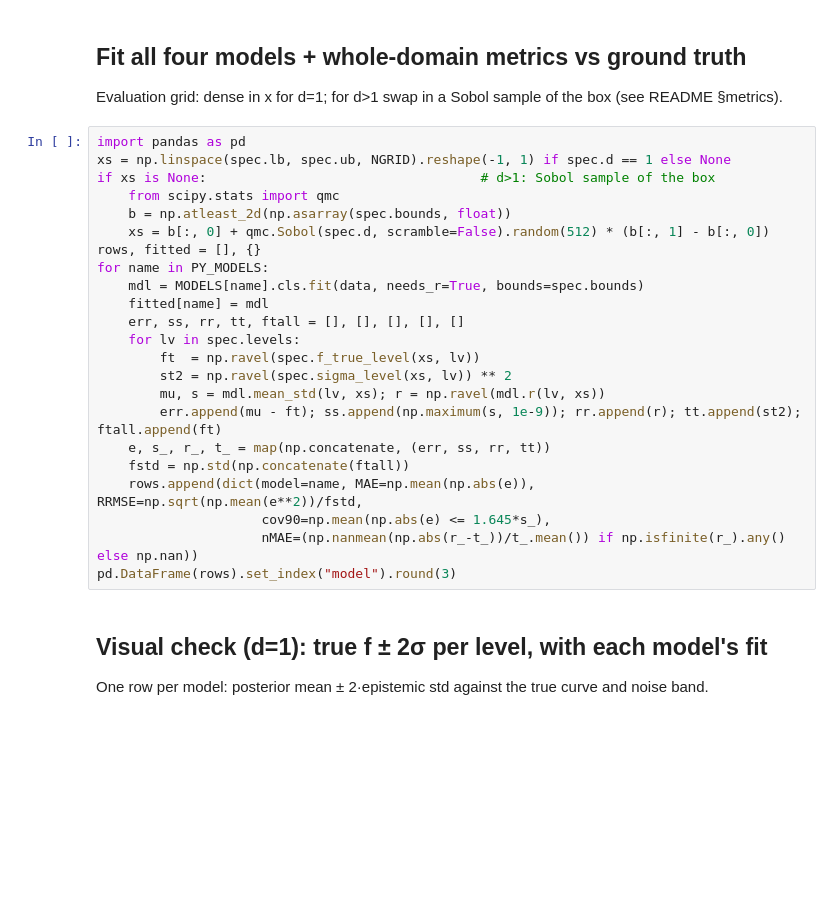
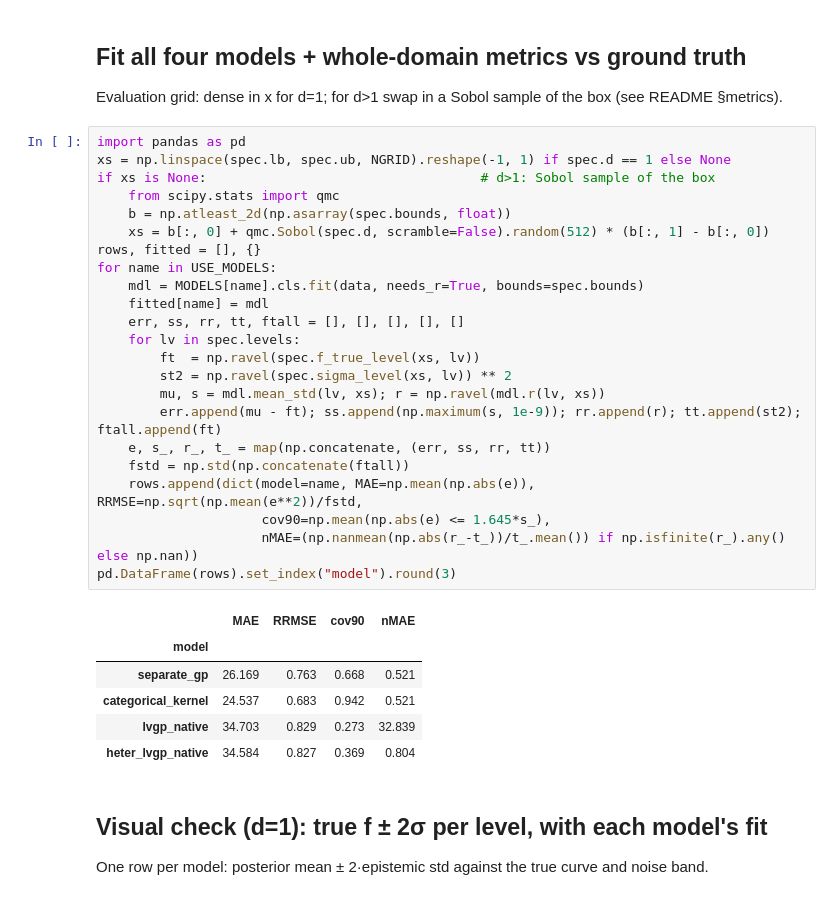
Before and after one commit to Chris1504-fdz/lvgp_modeling_comp, a Jupyter notebook: notebooks/modeling.ipynb, the cells around one changed output. Drawn from its saved outputs; the diff is of its cells as text; blank space fills up the shorter version.

```diff
--- a/notebooks/modeling.ipynb
+++ b/notebooks/modeling.ipynb
@@ -36,26 +41,33 @@ Evaluation grid: dense in x for d=1; for d>1 swap in a Sobol sample of the box (
 # %%
 import pandas as pd
 xs = np.linspace(spec.lb, spec.ub, NGRID).reshape(-1, 1) if spec.d == 1 else None
 if xs is None:                                   # d>1: Sobol sample of the box
     from scipy.stats import qmc
     b = np.atleast_2d(np.asarray(spec.bounds, float))
     xs = b[:, 0] + qmc.Sobol(spec.d, scramble=False).random(512) * (b[:, 1] - b[:, 0])
 rows, fitted = [], {}
-for name in PY_MODELS:
+for name in USE_MODELS:
     mdl = MODELS[name].cls.fit(data, needs_r=True, bounds=spec.bounds)
     fitted[name] = mdl
     err, ss, rr, tt, ftall = [], [], [], [], []
     for lv in spec.levels:
         ft  = np.ravel(spec.f_true_level(xs, lv))
         st2 = np.ravel(spec.sigma_level(xs, lv)) ** 2
         mu, s = mdl.mean_std(lv, xs); r = np.ravel(mdl.r(lv, xs))
         err.append(mu - ft); ss.append(np.maximum(s, 1e-9)); rr.append(r); tt.append(st2); ftall.append(ft)
     e, s_, r_, t_ = map(np.concatenate, (err, ss, rr, tt))
     fstd = np.std(np.concatenate(ftall))
     rows.append(dict(model=name, MAE=np.mean(np.abs(e)), RRMSE=np.sqrt(np.mean(e**2))/fstd,
                      cov90=np.mean(np.abs(e) <= 1.645*s_),
                      nMAE=(np.nanmean(np.abs(r_-t_))/t_.mean()) if np.isfinite(r_).any() else np.nan))
 pd.DataFrame(rows).set_index("model").round(3)
+# %% [output]
+|  | MAE | RRMSE | cov90 | nMAE |
+| model |  |  |  |  |
+| separate_gp | 26.169 | 0.763 | 0.668 | 0.521 |
+| categorical_kernel | 24.537 | 0.683 | 0.942 | 0.521 |
+| lvgp_native | 34.703 | 0.829 | 0.273 | 32.839 |
+| heter_lvgp_native | 34.584 | 0.827 | 0.369 | 0.804 |
 # %% [markdown]
 ## Visual check (d=1): true f ± 2σ per level, with each model's fit
 One row per model: posterior mean ± 2·epistemic std against the true curve and noise band.
```
Also changed, not shown: parts of 3 cells of this notebook, 35 other files.
